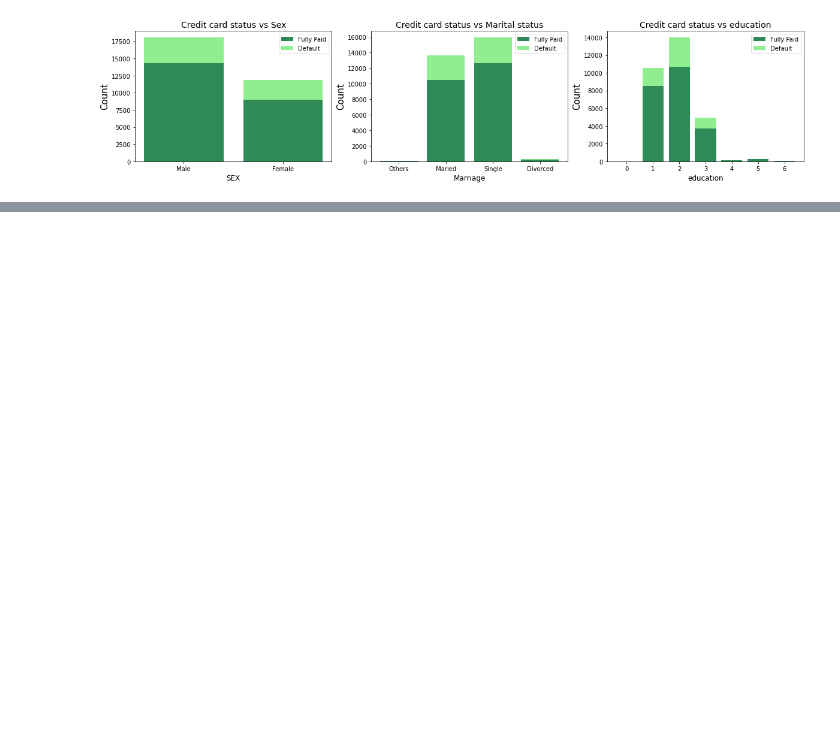
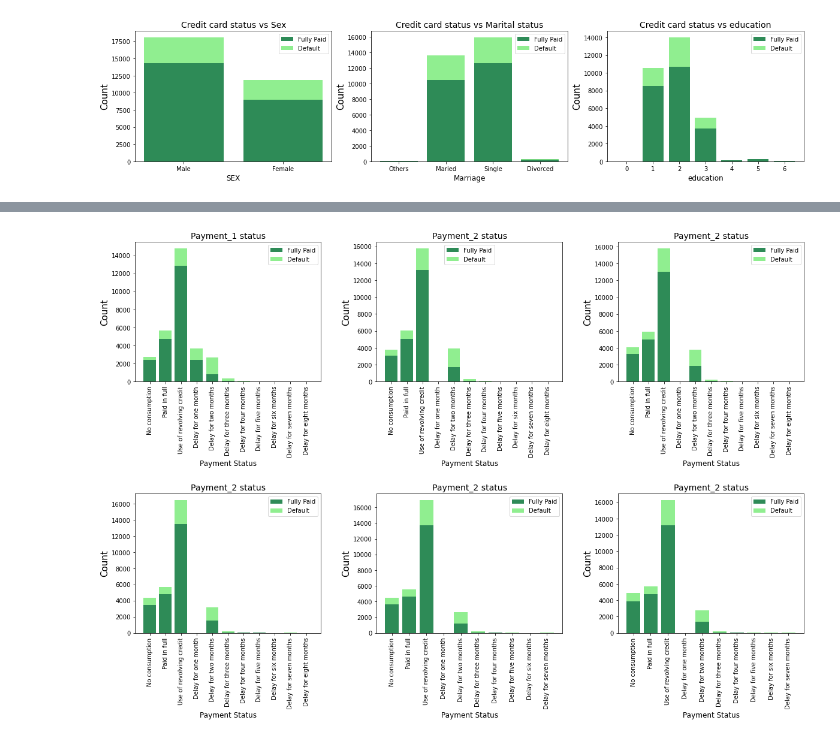
Before and after one commit to somayehY/CreditDefaultPrediction, a Jupyter notebook: CreditDefaultPrediction_DataWrangling.ipynb, the cells around one changed output, grey strips where cells are left out. Cells and saved outputs as stored; diff of their text form; code cells hidden in the pictures; blank space fills up the shorter version.

Commit message:
Update CreditDefaultPrediction_DataWrangling.ipynb
midway through eda

```diff
--- a/CreditDefaultPrediction_DataWrangling.ipynb
+++ b/CreditDefaultPrediction_DataWrangling.ipynb
@@ -426,0 +318,84 @@ array([[<AxesSubplot:title={'center':'PAY_1'}>,
+# %%
+fig, [(ax1, ax2, ax3), (ax4, ax5, ax6)] = plt.subplots(nrows=2, ncols=3, figsize=(20,12))
+s1 = pd.DataFrame({'Fully Paid': df.loc[df['dpnm']==0, 'PAY_1'].value_counts(), 'Default': df.loc[df['dpnm']==1, 'PAY_1'].value_counts()}, index=None)
+s1 = s1.reindex(['No consumption', 'Paid in full', 'Use of revolving credit','Delay for one month','Delay for two months',
+                 'Delay for three months', 'Delay for four months','Delay for five months', 'Delay for six months',
+                 'Delay for seven months', 'Delay for eight months'])
+s2 = pd.DataFrame({'Fully Paid': df.loc[df['dpnm']==0, 'PAY_2'].value_counts(), 'Default': df.loc[df['dpnm']==1, 'PAY_2'].value_counts()}, index=None)
+s3= pd.DataFrame({'Fully Paid': df.loc[df['dpnm']==0, 'PAY_3'].value_counts(), 'Default': df.loc[df['dpnm']==1, 'PAY_3'].value_counts()}, index=None)
+s4 = pd.DataFrame({'Fully Paid': df.loc[df['dpnm']==0, 'PAY_4'].value_counts(), 'Default': df.loc[df['dpnm']==1, 'PAY_4'].value_counts()}, index=None)
+s5 = pd.DataFrame({'Fully Paid': df.loc[df['dpnm']==0, 'PAY_5'].value_counts(), 'Default': df.loc[df['dpnm']==1, 'PAY_5'].value_counts()}, index=None)
+s6 = pd.DataFrame({'Fully Paid': df.loc[df['dpnm']==0, 'PAY_6'].value_counts(), 'Default': df.loc[df['dpnm']==1, 'PAY_6'].value_counts()}, index=None)
+
+s2 = s2.reindex(['No consumption', 'Paid in full', 'Use of revolving credit','Delay for one month','Delay for two months',
+                 'Delay for three months', 'Delay for four months','Delay for five months', 'Delay for six months',
+                 'Delay for seven months', 'Delay for eight months'])
+
+s3 = s3.reindex(['No consumption', 'Paid in full', 'Use of revolving credit','Delay for one month','Delay for two months',
+                 'Delay for three months', 'Delay for four months','Delay for five months', 'Delay for six months',
+                 'Delay for seven months', 'Delay for eight months'])
+
+s4 = s4.reindex(['No consumption', 'Paid in full', 'Use of revolving credit','Delay for one month','Delay for two months',
+                 'Delay for three months', 'Delay for four months','Delay for five months', 'Delay for six months',
+                 'Delay for seven months', 'Delay for eight months'])
+
+s5 = s5.reindex(['No consumption', 'Paid in full', 'Use of revolving credit','Delay for one month','Delay for two months',
+                 'Delay for three months', 'Delay for four months','Delay for five months', 'Delay for six months',
+                 'Delay for seven months', 'Delay for eight months'])
+
+s6 = s6.reindex(['No consumption', 'Paid in full', 'Use of revolving credit','Delay for one month','Delay for two months',
+                 'Delay for three months', 'Delay for four months','Delay for five months', 'Delay for six months',
+                 'Delay for seven months', 'Delay for eight months'])
+
+ax1.bar(s1.index, s1['Fully Paid'], color='seagreen')
+ax1.bar(s1.index, s1['Default'], bottom=s1['Fully Paid'], color='lightgreen')
+ax1.set_xticklabels(s1.index, rotation=90)
+ax1.legend(['Fully Paid', 'Default'])
+ax1.set_xlabel('Payment Status', fontsize=12)
+ax1.set_ylabel('Count', fontsize=15)
+ax1.set_title("Payment_1 status", fontsize=14)
+
+ax2.bar(s2.index, s2['Fully Paid'], color='seagreen')
+ax2.bar(s2.index, s2['Default'], bottom=s2['Fully Paid'], color='lightgreen')
+ax2.set_xticklabels(s1.index, rotation=90)
+ax2.legend(['Fully Paid', 'Default'])
+ax2.set_xlabel('Payment Status', fontsize=12)
+ax2.set_ylabel('Count', fontsize=15)
+ax2.set_title("Payment_2 status", fontsize=14)
+
+ax3.bar(s3.index, s3['Fully Paid'], color='seagreen')
+ax3.bar(s3.index, s3['Default'], bottom=s3['Fully Paid'], color='lightgreen')
+ax3.set_xticklabels(s1.index, rotation=90)
+ax3.legend(['Fully Paid', 'Default'])
+ax3.set_xlabel('Payment Status', fontsize=12)
+ax3.set_ylabel('Count', fontsize=15)
+ax3.set_title("Payment_2 status", fontsize=14)
+
+ax4.bar(s4.index, s4['Fully Paid'], color='seagreen')
+ax4.bar(s4.index, s4['Default'], bottom=s4['Fully Paid'], color='lightgreen')
+ax4.set_xticklabels(s1.index, rotation=90)
+ax4.legend(['Fully Paid', 'Default'])
+ax4.set_xlabel('Payment Status', fontsize=12)
+ax4.set_ylabel('Count', fontsize=15)
+ax4.set_title("Payment_2 status", fontsize=14)
+
+
+ax5.bar(s5.index, s5['Fully Paid'], color='seagreen')
+ax5.bar(s5.index, s5['Default'], bottom=s5['Fully Paid'], color='lightgreen')
+ax5.set_xticklabels(s1.index, rotation=90)
+ax5.legend(['Fully Paid', 'Default'])
+ax5.set_xlabel('Payment Status', fontsize=12)
+ax5.set_ylabel('Count', fontsize=15)
+ax5.set_title("Payment_2 status", fontsize=14)
+
+ax6.bar(s6.index, s6['Fully Paid'], color='seagreen')
+ax6.bar(s6.index, s6['Default'], bottom=s6['Fully Paid'], color='lightgreen')
+ax6.set_xticklabels(s6.index, rotation=90)
+ax6.legend(['Fully Paid', 'Default'])
+ax6.set_xlabel('Payment Status', fontsize=12)
+ax6.set_ylabel('Count', fontsize=15)
+ax6.set_title("Payment_2 status", fontsize=14)
+plt.subplots_adjust(hspace=0.8, wspace=.3);
+plt.show()
+# %% [output]
+[figure, added]
```
Also changed, not shown: parts of 25 cells of this notebook.
